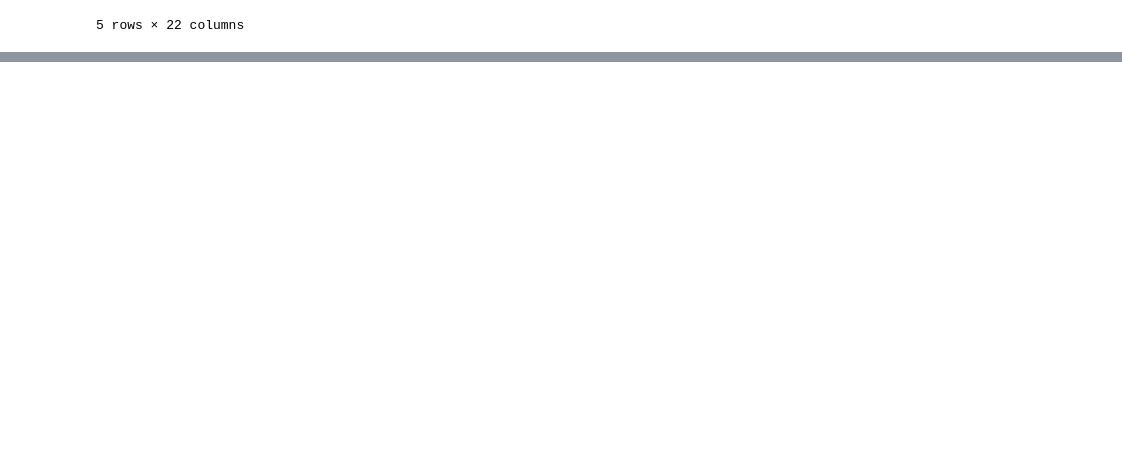
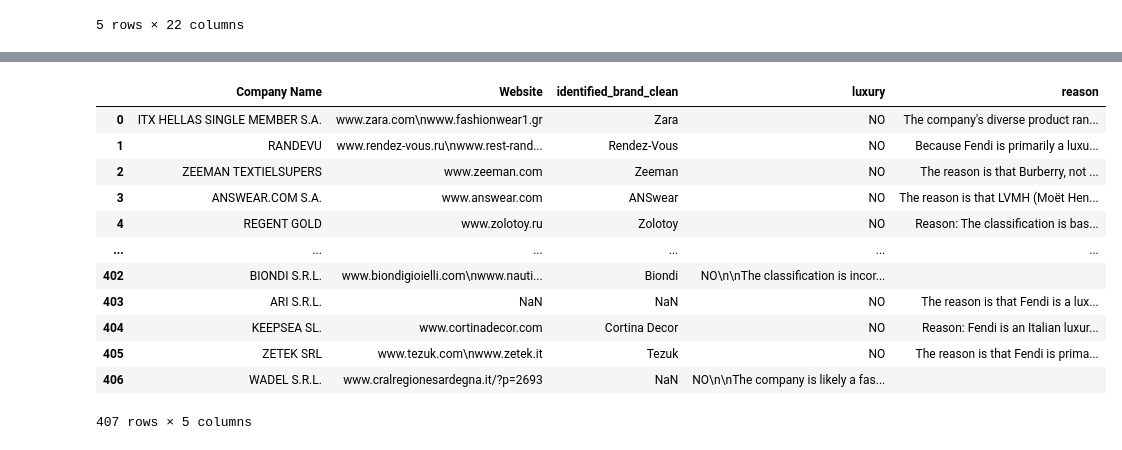
Before and after one commit to AdeStAff/comps_extraction, a Jupyter notebook: data_extraction.ipynb, the cells around one changed output, grey strips where cells are left out. Drawn from its saved outputs; the diff is of its cells as text; code cells hidden in the pictures; blank space fills up the shorter version.

Commit message:
add final 40 comparables and script

```diff
--- a/data_extraction.ipynb
+++ b/data_extraction.ipynb
@@ -233,0 +319,3 @@ print(top_40_companies)
+# %%
+data = pd.read_csv("data/data_cleaned.csv")
+data.head()
@@ -233,0 +364,8 @@ print(top_40_companies)
+# %%
+# Additional cleaning of identified_brand
+data["identified_brand_clean"] = data["identified_brand"].str.split("\n").str[0]
+# replace name with Nan if it len(identified_brand_clean) >30 meaning it is a sentence
+data.loc[data["identified_brand_clean"].str.len() > 30, "identified_brand_clean"] = np.nan
+# Replace Nan with np.nan
+data.loc[data["identified_brand_clean"] == "NaN", "identified_brand_clean"] = np.nan
+data[["Company Name", "Website", "identified_brand_clean"]]
@@ -233,0 +386,7 @@ print(top_40_companies)
+# %%
+model_name = "llama3.2"
+response = ollama.chat(
+        model=model_name,
+        messages=[{"role": "user", "content": "What is Fendi, the company?"}]
+    )
+print(response['message']['content'])
@@ -233,0 +411,30 @@ print(top_40_companies)
+# %%
+model_name = "llama3.2"
+
+def classify_luxury(desc):
+    response = ollama.chat(
+        model=model_name,
+        messages=[{"role": "user", "content": f"Classify this company with the description: {desc} as a comparable of Fendi. Just output YES or NO. Then the reason in one sentence."}]
+    )
+    output = response['message']['content'].split(".", 1)
+    luxury = output[0].strip()  # YES or NO
+    reason = output[1].strip() if len(output) > 1 else ""  # The rest is the reason
+    return luxury, reason
+
+data[["luxury", "reason"]] = data["Description in English"].apply(classify_luxury).apply(pd.Series)
+# %%
+data[["Company Name", "Website", "identified_brand_clean", "luxury", "reason"]]
+# %% [output]
+|  | Company Name | Website | identified_brand_clean | luxury | reason |
+| 0 | ITX HELLAS SINGLE MEMBER S.A. | www.zara.com\nwww.fashionwear1.gr | Zara | NO | The company's diverse product ran... |
+| 1 | RANDEVU | www.rendez-vous.ru\nwww.rest-rand... | Rendez-Vous | NO | Because Fendi is primarily a luxu... |
+| 2 | ZEEMAN TEXTIELSUPERS | www.zeeman.com | Zeeman | NO | The reason is that Burberry, not ... |
+| 3 | ANSWEAR.COM S.A. | www.answear.com | ANSwear | NO | The reason is that LVMH (Moët Hen... |
+| 4 | REGENT GOLD | www.zolotoy.ru | Zolotoy | NO | Reason: The classification is bas... |
+| ... | ... | ... | ... | ... | ... |
+| 402 | BIONDI S.R.L. | www.biondigioielli.com\nwww.nauti... | Biondi | NO\n\nThe classification is incor... |  |
+| 403 | ARI S.R.L. | NaN | NaN | NO | The reason is that Fendi is a lux... |
+| 404 | KEEPSEA SL. | www.cortinadecor.com | Cortina Decor | NO | Reason: Fendi is an Italian luxur... |
+| 405 | ZETEK SRL | www.tezuk.com\nwww.zetek.it | Tezuk | NO | The reason is that Fendi is prima... |
+| 406 | WADEL S.R.L. | www.cralregionesardegna.it/?p=2693 | NaN | NO\n\nThe company is likely a fas... |  |
+407 rows × 5 columns
```
Also changed, not shown: parts of 20 cells of this notebook, 2 other files.
